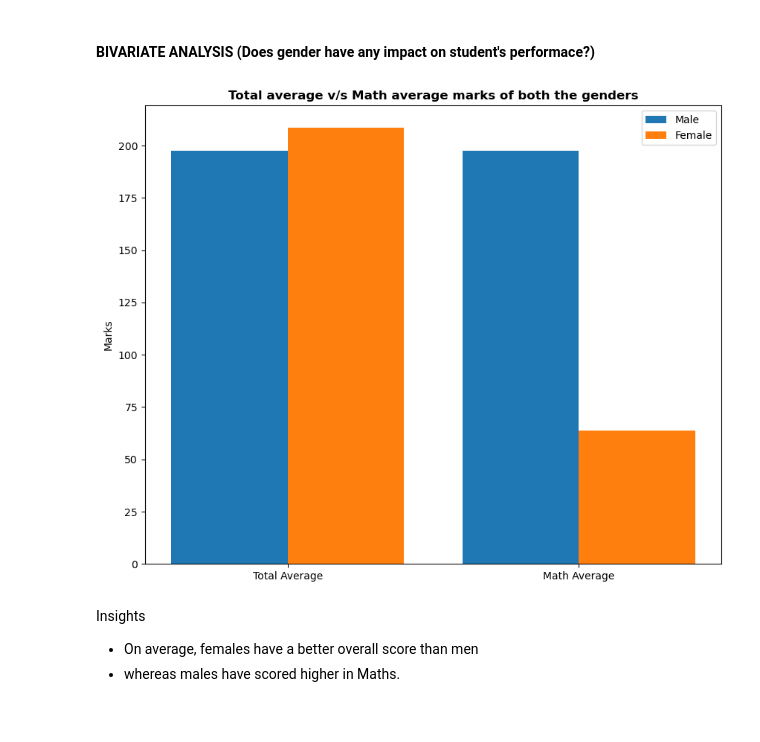
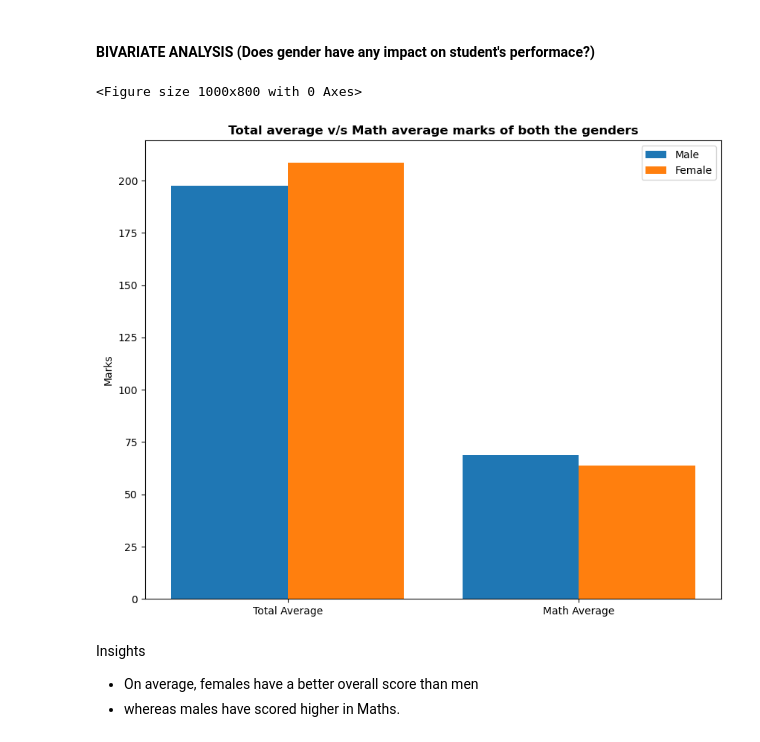
Before and after one commit to FelixTheAnalyst/mlproject, a Jupyter notebook: notebook/1 . EDA STUDENT PERFORMANCE .ipynb, the cells around one changed output. Saved outputs shown, nothing was run; the diff lists cells and outputs as text; code cells hidden in the pictures.

```diff
--- a/notebook/1 . EDA STUDENT PERFORMANCE .ipynb
+++ b/notebook/1 . EDA STUDENT PERFORMANCE .ipynb
@@ -415,23 +415,24 @@ gender_math = df.groupby('gender')['math_score'].mean()
 # %%
 plt.figure(figsize=(10,8))
 
 X = ['Total Average', 'Math Average']
 
 female_scores = [gender_total[0], gender_math[0]]
-male_scores = [gender_total[1], gender_average[1]]
+male_scores = [gender_total[1], gender_math[1]]
 
 X_axis = np.arange(len(X))
 
 plt.bar(X_axis - 0.2, male_scores, 0.4, label = 'Male')
 plt.bar(X_axis + 0.2, female_scores, 0.4, label = 'Female')
 
 plt.xticks(X_axis, X)
 plt.ylabel("Marks")
 plt.title("Total average v/s Math average marks of both the genders", fontweight='bold')
 plt.legend()
 plt.show()
 # %% [output]
+<Figure size 1000x800 with 0 Axes>
-[figure, old version]
+[figure, new version]
 # %% [markdown]
 Insights
 - On average, females have a better overall score than men
```
Also changed, not shown: parts of 18 cells of this notebook.
